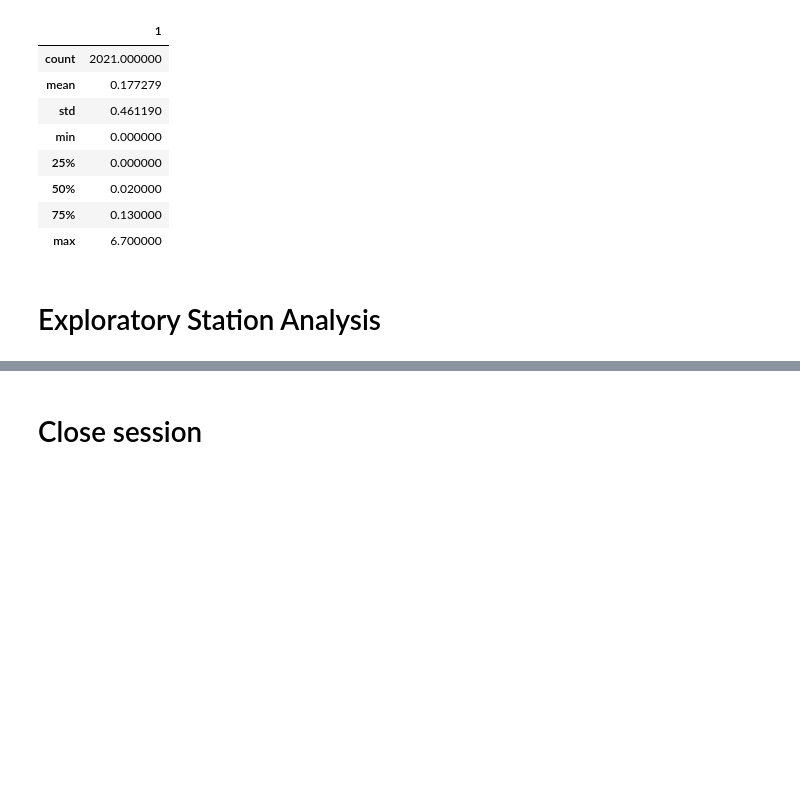
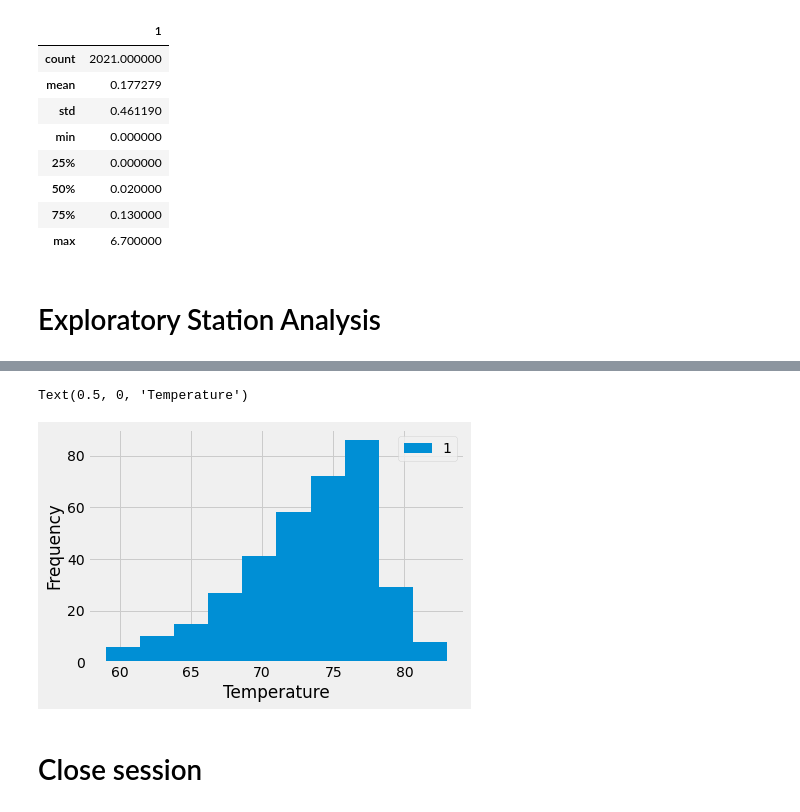
Before and after one commit to haodong191/sqlalchemy-challenge, a Jupyter notebook: climate.ipynb, the cells around one changed output, grey strips where cells are left out. Saved outputs shown, nothing was run; the diff lists cells and outputs as text; code cells hidden in the pictures; blank space fills up the shorter version.

```diff
--- a/climate.ipynb
+++ b/climate.ipynb
@@ -89,3 +111,10 @@ number_station = session.query(hawaii_station.id).count()
 # %%
 # Using the most active station id
 # Query the last 12 months of temperature observation data for this station and plot the results as a histogram
+station_USC00519281 = 'USC00519281'
+results = session.query(hawaii_measurement.date, hawaii_measurement.tobs).\
+                        filter(hawaii_measurement.date <= "2017-08-23").\
+                        filter(hawaii_measurement.date >= "2016-08-23").\
+                        filter(hawaii_measurement.station == station_USC00519281).all()
+results_df
+results_df = pd.DataFrame(results)
@@ -92,3 +135,9 @@ number_station = session.query(hawaii_station.id).count()
+# %%
+results_df.plot.hist()
+plt.xlabel("Temperature")
+# %% [output]
+Text(0.5, 0, 'Temperature')
+[figure, added]
 # %% [markdown]
 # Close session
 # %%
```
Also changed, not shown: parts of 5 cells of this notebook.
